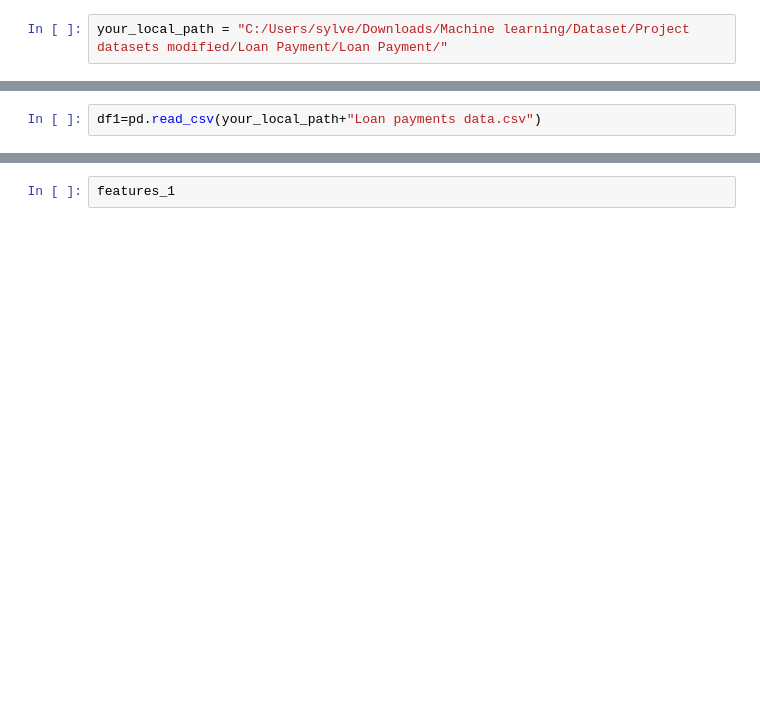
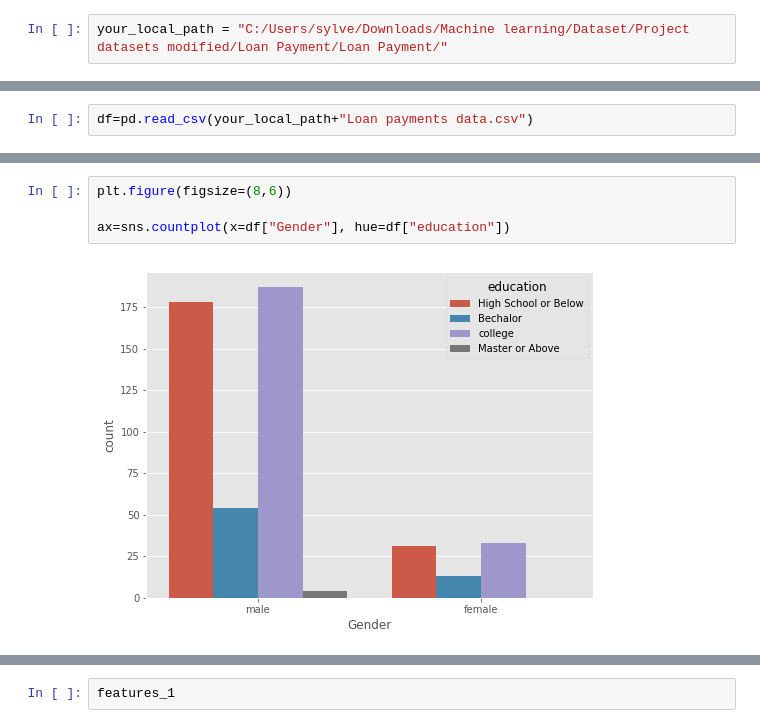
Before and after one commit to sunilsylvester/Project-datasets-modified, a Jupyter notebook: Loan Payment/Loan Payment/Loan_payment.ipynb, the cells around one changed output, grey strips where cells are left out. Drawn from its saved outputs; the diff is of its cells as text; blank space fills up the shorter version.

```diff
--- a/Loan Payment/Loan Payment/Loan_payment.ipynb
+++ b/Loan Payment/Loan Payment/Loan_payment.ipynb
@@ -15,4 +42,4 @@ from sklearn.preprocessing import LabelEncoder
 #sns.set(style="darkgridgrid")
 %matplotlib inline
 # %%
-df1=pd.read_csv(your_local_path+"Loan payments data.csv")
+df=pd.read_csv(your_local_path+"Loan payments data.csv")
@@ -156,0 +216,6 @@ Text(0.5, 0, 'Education')
+# %%
+plt.figure(figsize=(8,6))
+
+ax=sns.countplot(x=df["Gender"], hue=df["education"])
+# %% [output]
+[figure, added]
```
Also changed, not shown: parts of 40 cells of this notebook, 2 other files.
